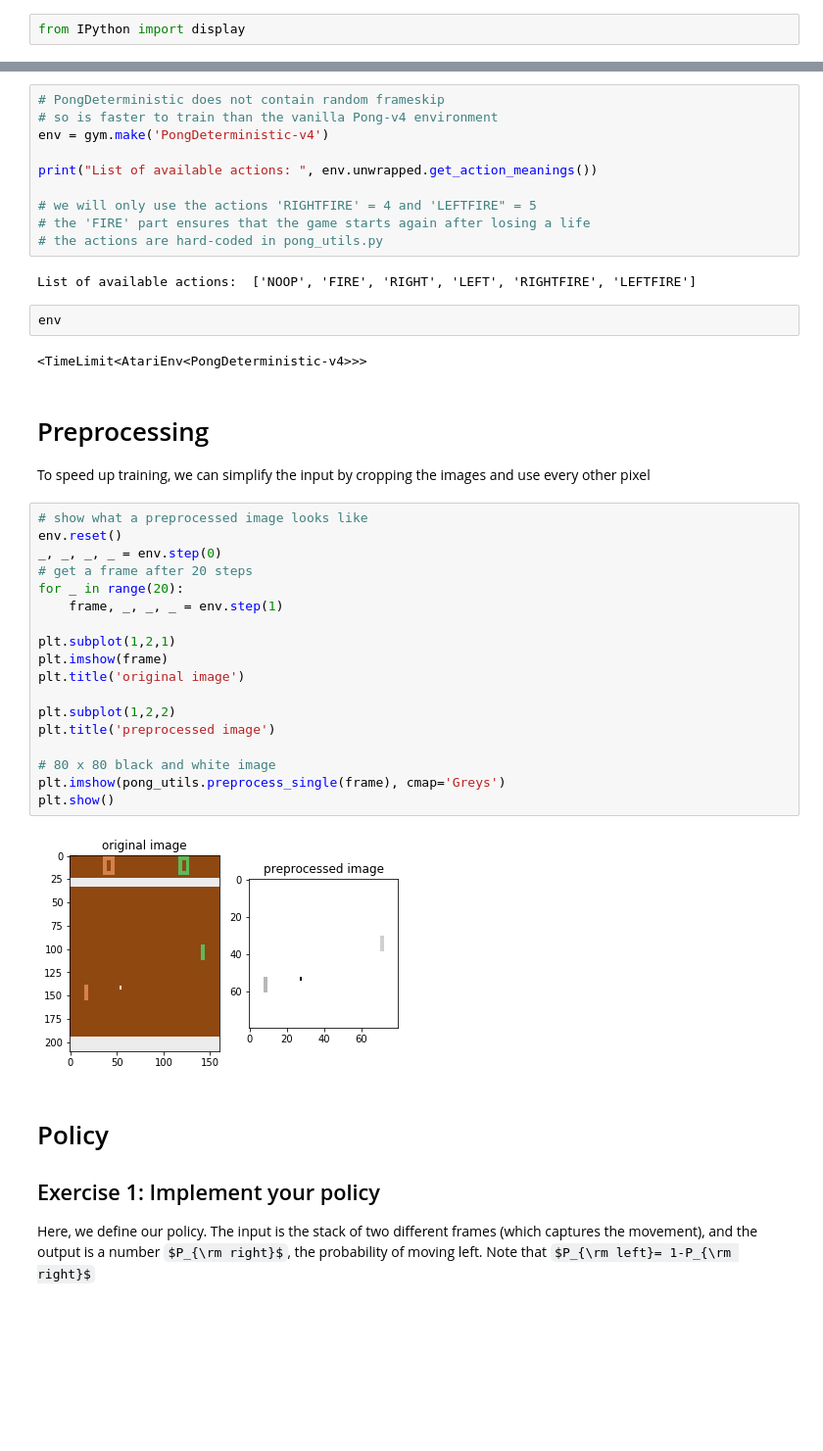
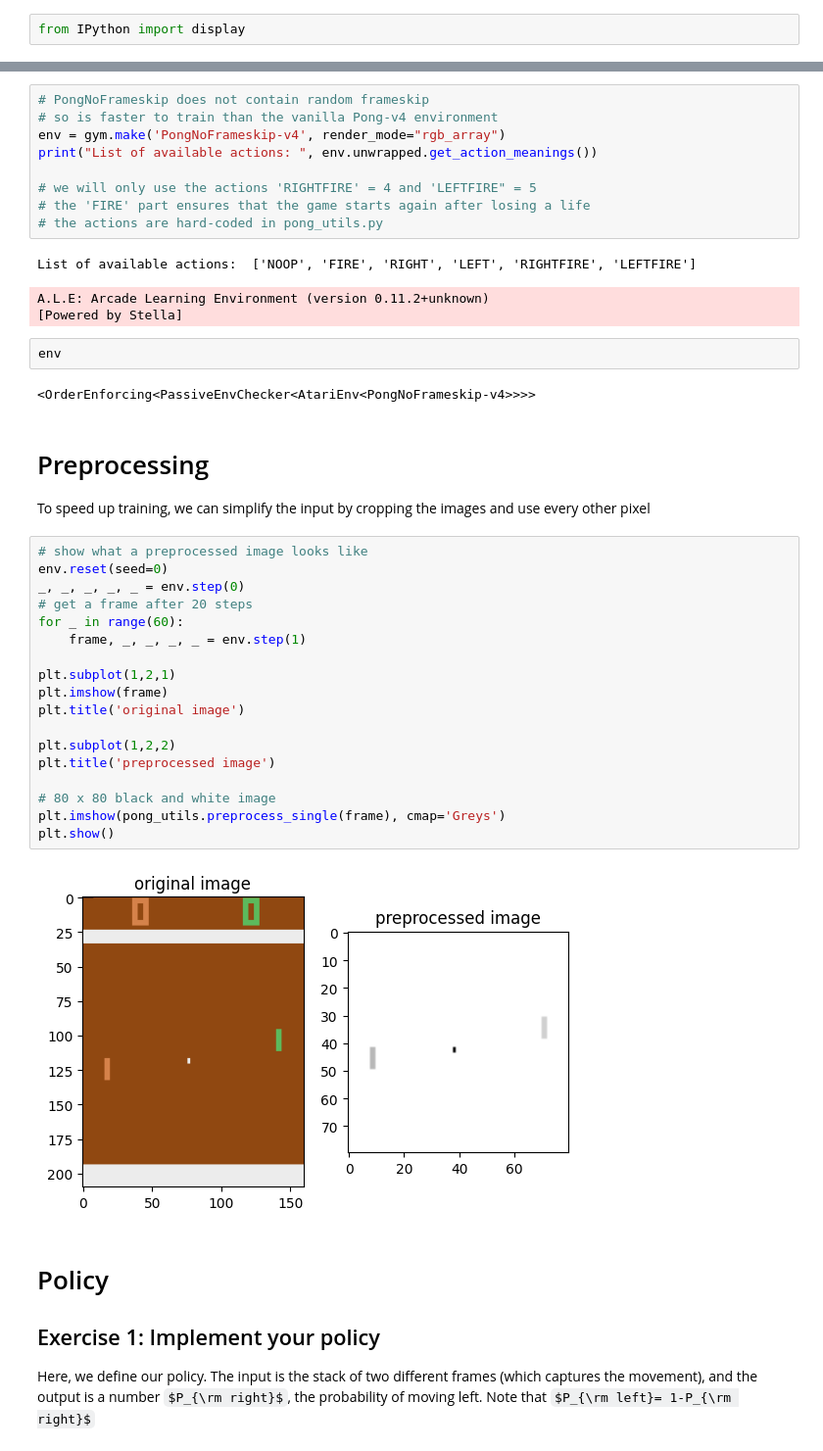
Before and after one commit to ekaakurniawan/DRLND, a Jupyter notebook: assignments/P3-Policy-Based-Methods/L4-Proximal-Policy-Optimization/pong-REINFORCE.ipynb, the cells around one changed output, grey strips where cells are left out. Shown at 98% size. Drawn from its saved outputs; the diff is of its cells as text; some formulas as TeX source; blank space fills up the shorter version.

```diff
--- a/assignments/P3-Policy-Based-Methods/L4-Proximal-Policy-Optimization/pong-REINFORCE.ipynb
+++ b/assignments/P3-Policy-Based-Methods/L4-Proximal-Policy-Optimization/pong-REINFORCE.ipynb
@@ -44,8 +90,7 @@ using device:  cuda:0
 # %%
-# PongDeterministic does not contain random frameskip
+# PongNoFrameskip does not contain random frameskip
 # so is faster to train than the vanilla Pong-v4 environment
-env = gym.make('PongDeterministic-v4')
-
+env = gym.make('PongNoFrameskip-v4', render_mode="rgb_array")
 print("List of available actions: ", env.unwrapped.get_action_meanings())
 
 # we will only use the actions 'RIGHTFIRE' = 4 and 'LEFTFIRE" = 5
@@ -53,33 +98,35 @@ print("List of available actions: ", env.unwrapped.get_action_meanings())
 # the actions are hard-coded in pong_utils.py
 # %% [output]
 List of available actions:  ['NOOP', 'FIRE', 'RIGHT', 'LEFT', 'RIGHTFIRE', 'LEFTFIRE']
+A.L.E: Arcade Learning Environment (version 0.11.2+unknown)
+[Powered by Stella]
 # %%
 env
 # %% [output]
-<TimeLimit<AtariEnv<PongDeterministic-v4>>>
+<OrderEnforcing<PassiveEnvChecker<AtariEnv<PongNoFrameskip-v4>>>>
 # %% [markdown]
 # Preprocessing
 To speed up training, we can simplify the input by cropping the images and use every other pixel
 # %%
 # show what a preprocessed image looks like
-env.reset()
-_, _, _, _ = env.step(0)
+env.reset(seed=0)
+_, _, _, _, _ = env.step(0)
 # get a frame after 20 steps
-for _ in range(20):
-    frame, _, _, _ = env.step(1)
+for _ in range(60):
+    frame, _, _, _, _ = env.step(1)
 
 plt.subplot(1,2,1)
 plt.imshow(frame)
 plt.title('original image')
 
 plt.subplot(1,2,2)
 plt.title('preprocessed image')
 
 # 80 x 80 black and white image
 plt.imshow(pong_utils.preprocess_single(frame), cmap='Greys')
 plt.show()
 # %% [output]
-[figure, old version]
+[figure, new version]
 # %% [markdown]
 # Policy
 
```
Also changed, not shown: parts of 37 cells of this notebook, 11 other files.
